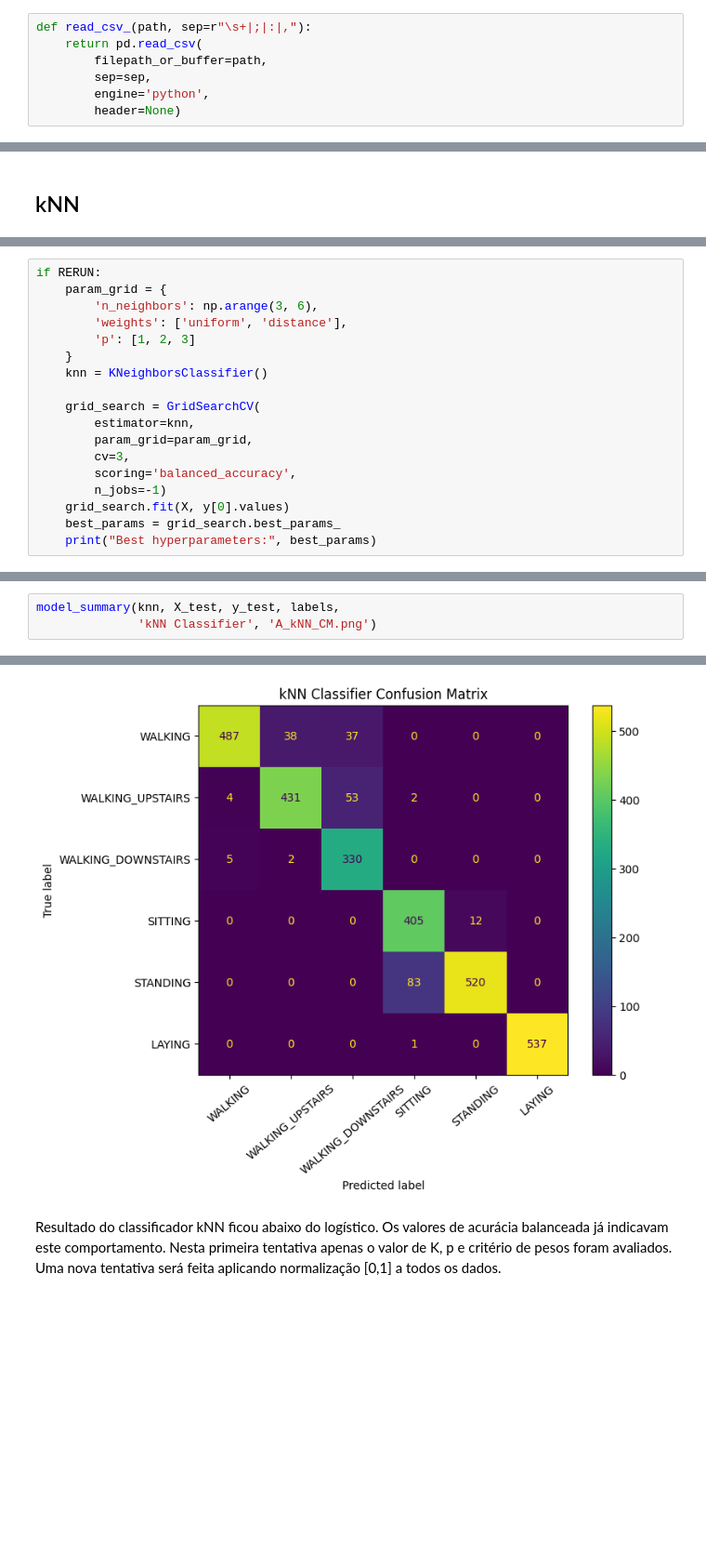
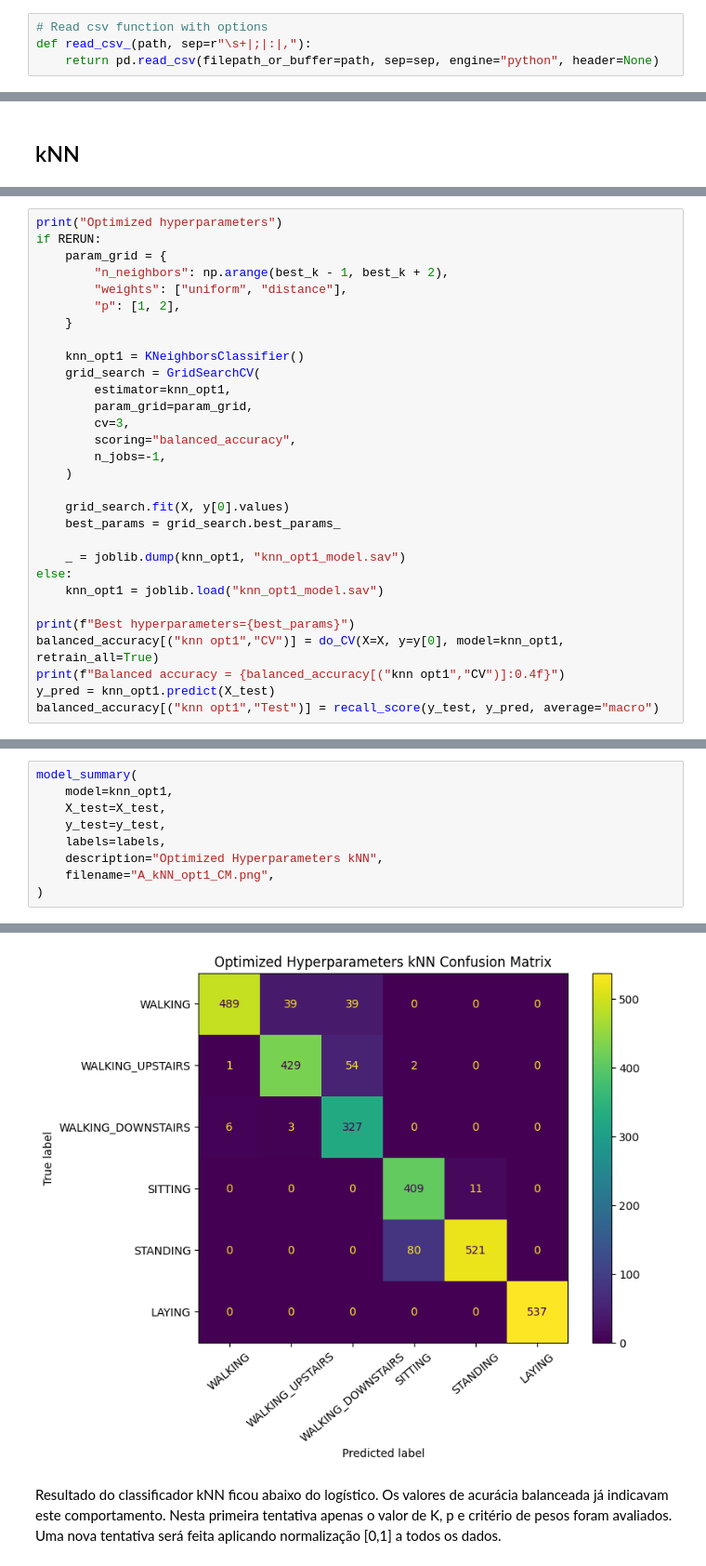
Before and after one commit to TiagoCAAmorim/machine_learning, a Jupyter notebook: Lista02/Lista02.ipynb, the cells around one changed output, grey strips where cells are left out. Shown at 93% size. Cells and saved outputs as stored; diff of their text form; blank space fills up the shorter version.

Commit message:
Added hyperparam opt and scaling to kNN

```diff
--- a/Lista02/Lista02.ipynb
+++ b/Lista02/Lista02.ipynb
@@ -68,10 +58,7 @@ RERUN = False
 # %% [markdown]
 ## Read Preprocessed Dataset
 # %%
+# Read csv function with options
 def read_csv_(path, sep=r"\s+|;|:|,"):
-    return pd.read_csv(
-        filepath_or_buffer=path,
-        sep=sep,
-        engine='python',
-        header=None)
+    return pd.read_csv(filepath_or_buffer=path, sep=sep, engine="python", header=None)
 # %%
@@ -259,19 +393,31 @@ Foi feita uma busca em grade para encontrar os melhores parâmetros para o class
 # %%
+print("Optimized hyperparameters")
 if RERUN:
     param_grid = {
-        'n_neighbors': np.arange(3, 6),
-        'weights': ['uniform', 'distance'],
-        'p': [1, 2, 3]
+        "n_neighbors": np.arange(best_k - 1, best_k + 2),
+        "weights": ["uniform", "distance"],
+        "p": [1, 2],
     }
-    knn = KNeighborsClassifier()
 
+    knn_opt1 = KNeighborsClassifier()
     grid_search = GridSearchCV(
-        estimator=knn,
+        estimator=knn_opt1,
         param_grid=param_grid,
         cv=3,
-        scoring='balanced_accuracy',
-        n_jobs=-1)
+        scoring="balanced_accuracy",
+        n_jobs=-1,
+    )
+
     grid_search.fit(X, y[0].values)
     best_params = grid_search.best_params_
-    print("Best hyperparameters:", best_params)
+
+    _ = joblib.dump(knn_opt1, "knn_opt1_model.sav")
+else:
+    knn_opt1 = joblib.load("knn_opt1_model.sav")
+
+print(f"Best hyperparameters={best_params}")
+balanced_accuracy[("knn opt1","CV")] = do_CV(X=X, y=y[0], model=knn_opt1, retrain_all=True)
+print(f"Balanced accuracy = {balanced_accuracy[("knn opt1","CV")]:0.4f}")
+y_pred = knn_opt1.predict(X_test)
+balanced_accuracy[("knn opt1","Test")] = recall_score(y_test, y_pred, average="macro")
 # %% [output]
@@ -355,6 +427,12 @@ Balanced accuracy=0.9141557156557422
 # %%
-model_summary(knn, X_test, y_test, labels,
-              'kNN Classifier', 'A_kNN_CM.png')
+model_summary(
+    model=knn_opt1,
+    X_test=X_test,
+    y_test=y_test,
+    labels=labels,
+    description="Optimized Hyperparameters kNN",
+    filename="A_kNN_opt1_CM.png",
+)
 # %% [output]
 | Class              | Recall | F1 score |
 ------------------------------------------
@@ -369,3 +447,3 @@ model_summary(knn, X_test, y_test, labels,
-[figure, old version]
+[figure, new version]
 # %% [markdown]
 Resultado do classificador kNN ficou abaixo do logístico. Os valores de acurácia balanceada já indicavam este comportamento. Nesta primeira tentativa apenas o valor de K, p e critério de pesos foram avaliados. Uma nova tentativa será feita aplicando normalização [0,1] a todos os dados.
```
Also changed, not shown: parts of 41 cells of this notebook, 7 other files.
